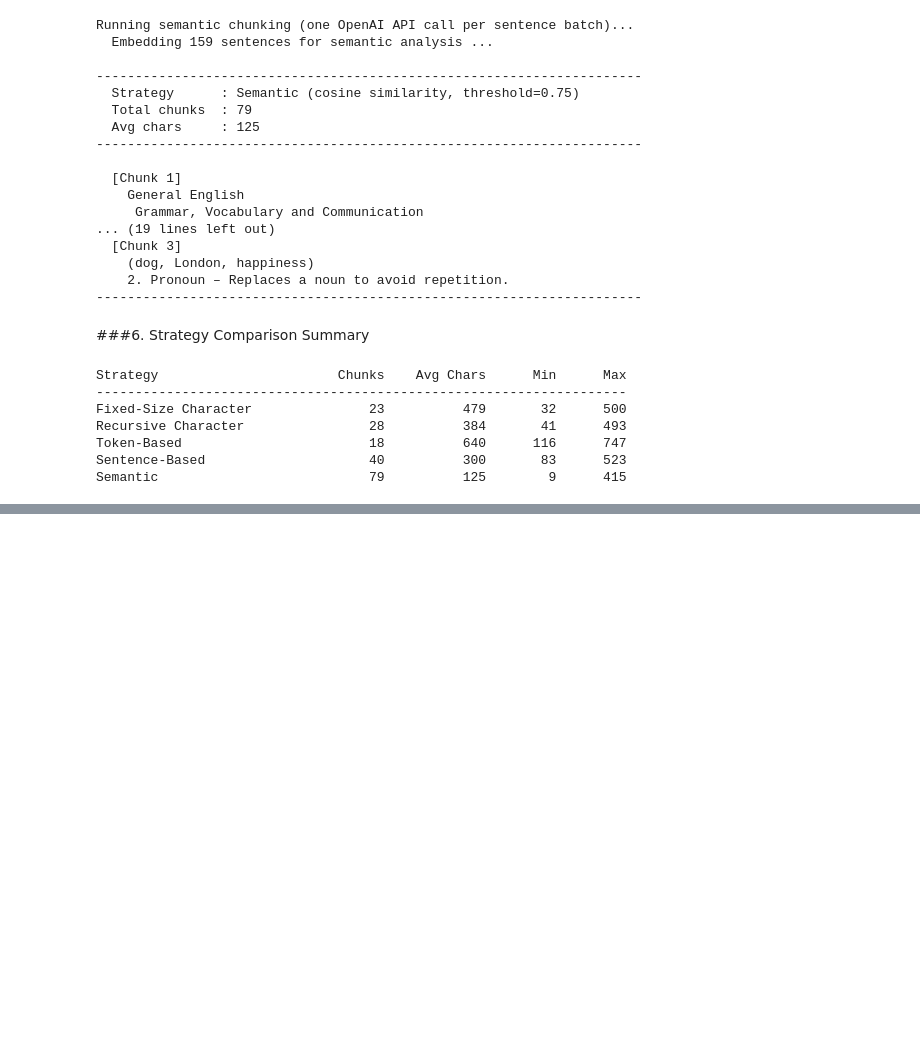
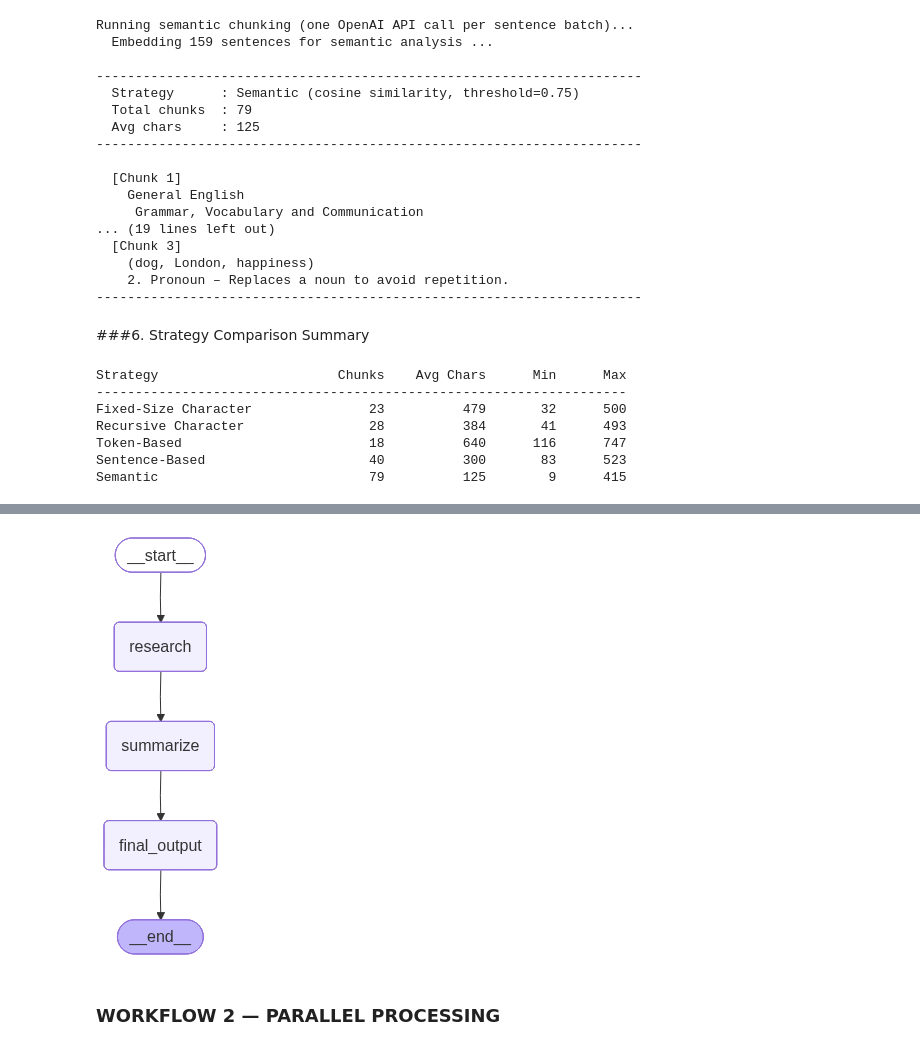
Before and after one commit to UdayKajana/altogether_archive, a Jupyter notebook: machine_learning.ipynb, the cells around one changed output, grey strips where cells are left out. Cells and saved outputs as stored; diff of their text form; code cells hidden in the pictures; blank space fills up the shorter version.

Commit message:
Added LangGraph codelogics

```diff
--- a/machine_learning.ipynb
+++ b/machine_learning.ipynb
@@ -555,0 +573,8 @@ Semantic                           79          125        9      415
+# %%
+from langchain_openai import ChatOpenAI
+llm = ChatOpenAI(
+    model="gpt-4o-mini",  # or gpt-4o
+    temperature=0.7
+)
+
+print("✅ OpenAI LLM Initialized")
@@ -555,0 +638,11 @@ Semantic                           79          125        9      415
+# %%
+basic_app = create_basic_workflow()
+
+result = basic_app.invoke({
+    "topic": "Artificial Intelligence",
+    "research": "",
+    "summary": "",
+    "final_output": ""
+})
+
+print(result["final_output"])
@@ -555,0 +666,9 @@ Semantic                           79          125        9      415
+# %%
+from IPython.display import Image
+
+graph = basic_app.get_graph()
+display(Image(graph.draw_mermaid_png()))
+# %% [output]
+[figure, added]
+# %% [markdown]
+### **WORKFLOW 2 — PARALLEL PROCESSING**
```
Also changed, not shown: parts of 17 cells of this notebook.
